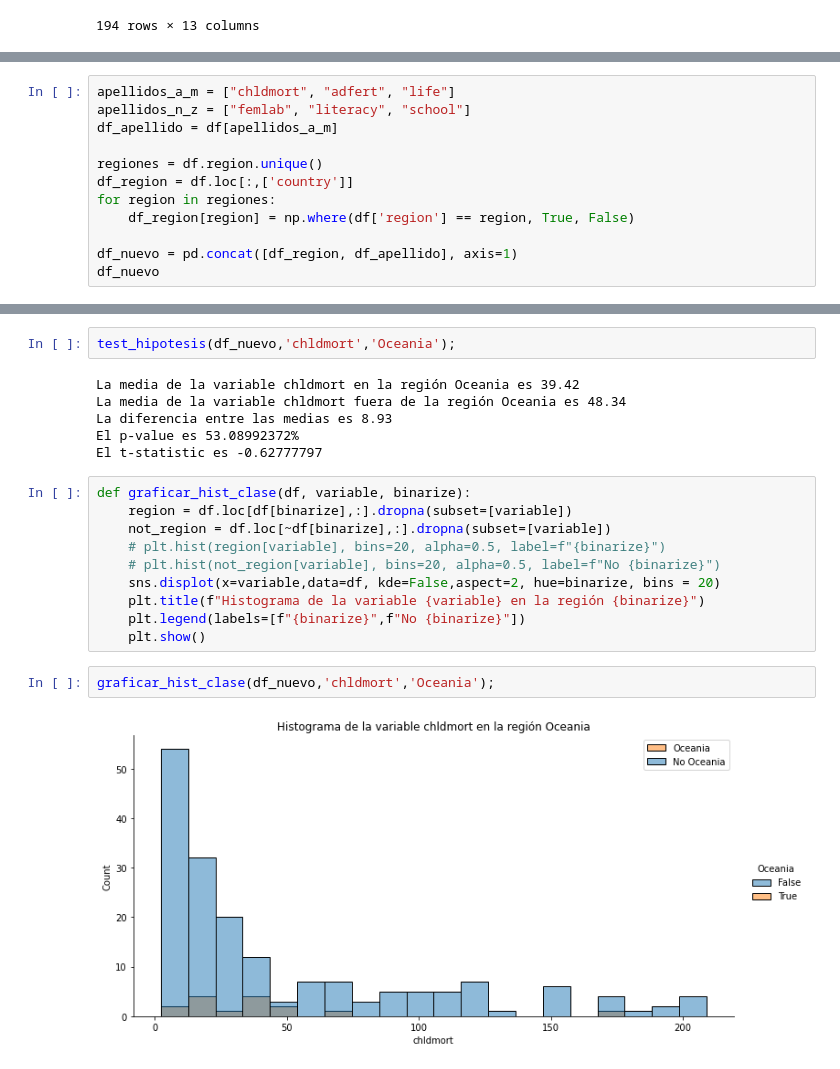
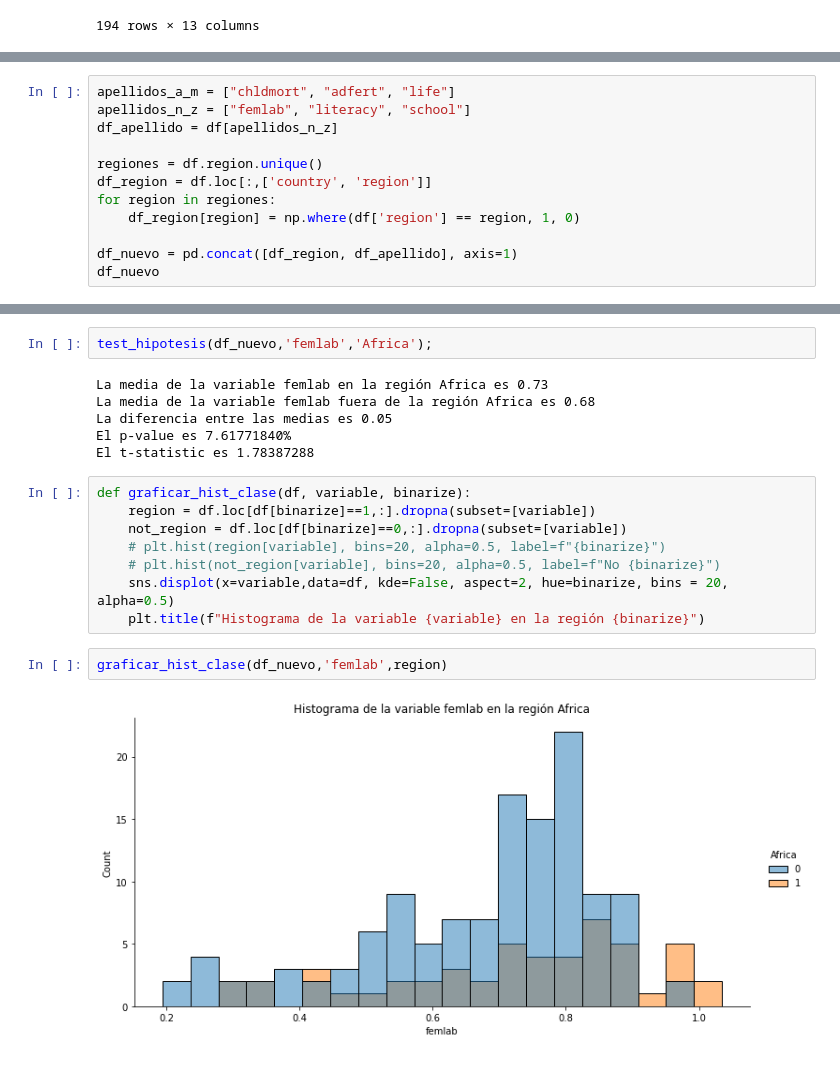
Before and after one commit to tomaspemora/desafio-latam-tareas-BA-TP, a Jupyter notebook: fundamentos_data_science/Desafio_Evaluado_4/desafio_ev.ipynb, the cells around one changed output, grey strips where cells are left out. Saved outputs shown, nothing was run; the diff lists cells and outputs as text.

```diff
--- a/fundamentos_data_science/Desafio_Evaluado_4/desafio_ev.ipynb
+++ b/fundamentos_data_science/Desafio_Evaluado_4/desafio_ev.ipynb
@@ -28,12 +24,12 @@ array(['Africa', 'Americas', 'Asia', 'Europe', 'Oceania'], dtype=object)
 # %%
 apellidos_a_m = ["chldmort", "adfert", "life"]
 apellidos_n_z = ["femlab", "literacy", "school"]
-df_apellido = df[apellidos_a_m]
+df_apellido = df[apellidos_n_z]
 
 regiones = df.region.unique()
-df_region = df.loc[:,['country']]
+df_region = df.loc[:,['country', 'region']]
 for region in regiones:
-    df_region[region] = np.where(df['region'] == region, True, False)
+    df_region[region] = np.where(df['region'] == region, 1, 0)
 
 df_nuevo = pd.concat([df_region, df_apellido], axis=1)
 df_nuevo
@@ -64,24 +60,22 @@ def test_hipotesis(df, variable, binarize):
     print(f"El p-value es {p*100:.8f}%")
     print(f"El t-statistic es {t:.8f}")
 # %%
-test_hipotesis(df_nuevo,'chldmort','Oceania');
+test_hipotesis(df_nuevo,'femlab','Africa');
 # %% [output]
-La media de la variable chldmort en la región Oceania es 39.42
-La media de la variable chldmort fuera de la región Oceania es 48.34
-La diferencia entre las medias es 8.93
-El p-value es 53.08992372%
-El t-statistic es -0.62777797
+La media de la variable femlab en la región Africa es 0.73
+La media de la variable femlab fuera de la región Africa es 0.68
+La diferencia entre las medias es 0.05
+El p-value es 7.61771840%
+El t-statistic es 1.78387288
 # %%
 def graficar_hist_clase(df, variable, binarize):
-    region = df.loc[df[binarize],:].dropna(subset=[variable])
-    not_region = df.loc[~df[binarize],:].dropna(subset=[variable])
+    region = df.loc[df[binarize]==1,:].dropna(subset=[variable])
+    not_region = df.loc[df[binarize]==0,:].dropna(subset=[variable])
     # plt.hist(region[variable], bins=20, alpha=0.5, label=f"{binarize}")
     # plt.hist(not_region[variable], bins=20, alpha=0.5, label=f"No {binarize}")
-    sns.displot(x=variable,data=df, kde=False,aspect=2, hue=binarize, bins = 20)
+    sns.displot(x=variable,data=df, kde=False, aspect=2, hue=binarize, bins = 20, alpha=0.5)
     plt.title(f"Histograma de la variable {variable} en la región {binarize}")
-    plt.legend(labels=[f"{binarize}",f"No {binarize}"])
-    plt.show()
 # %%
-graficar_hist_clase(df_nuevo,'chldmort','Oceania');
+graficar_hist_clase(df_nuevo,'femlab',region)
 # %% [output]
-[figure, old version]
+[figure, new version]
```
Also changed, not shown: parts of 6 cells of this notebook.
